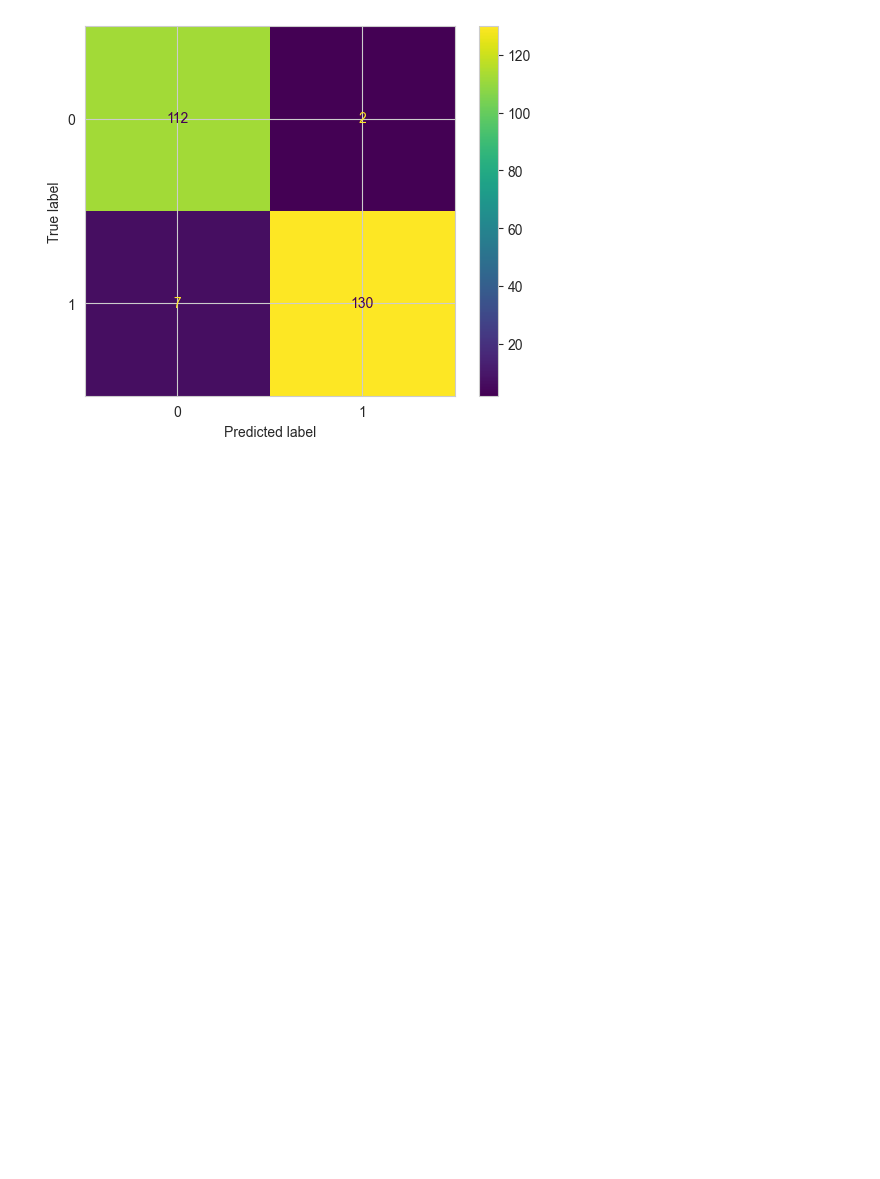
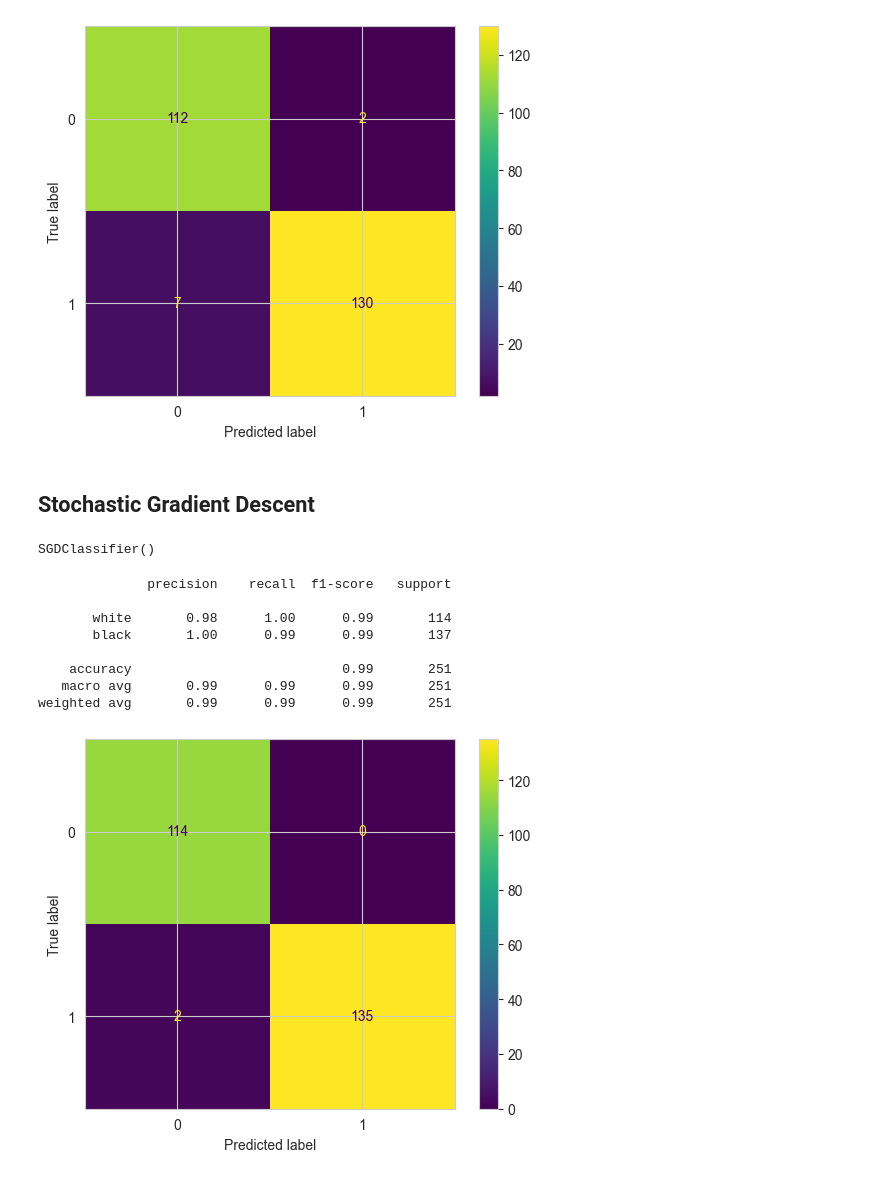
Before and after one commit to KarthikUdyawar/Color-detection, a Jupyter notebook: model/model.ipynb, the cells around one changed output. Drawn from its saved outputs; the diff is of its cells as text; code cells hidden in the pictures; blank space fills up the shorter version.

Commit message:
Added Stochastic Gradient Descent
### Added

- Init Stochastic Gradient Descent
- Training model
- Testing model
- Score model

```diff
--- a/model/model.ipynb
+++ b/model/model.ipynb
@@ -290,3 +290,29 @@ plt.show()
    macro avg       0.96      0.97      0.96       251
 weighted avg       0.97      0.96      0.96       251
 [figure]
+# %% [markdown]
+## Stochastic Gradient Descent
+# %%
+from sklearn.linear_model import SGDClassifier
+
+SGD = SGDClassifier()
+# %%
+SGD.fit(X_train, y_train)
+# %% [output]
+SGDClassifier()
+# %%
+y_pred = SGD.predict(X_test)
+# %%
+print(classification_report(y_test, y_pred, target_names=["white","black"]))
+ConfusionMatrixDisplay.from_predictions(y_test, y_pred)
+plt.show()
+# %% [output]
+              precision    recall  f1-score   support
+
+       white       0.98      1.00      0.99       114
+       black       1.00      0.99      0.99       137
+
+    accuracy                           0.99       251
+   macro avg       0.99      0.99      0.99       251
+weighted avg       0.99      0.99      0.99       251
+[figure, added]
```
